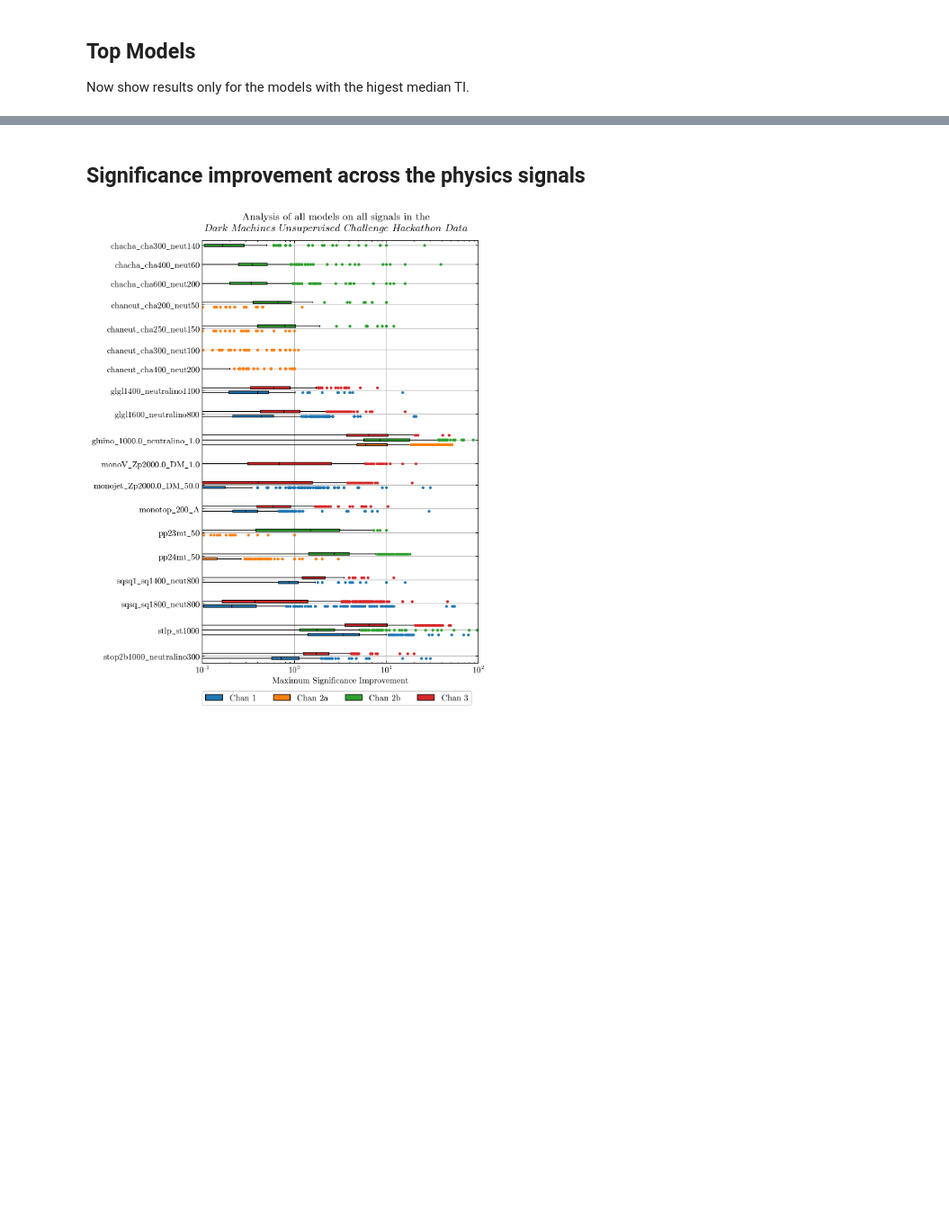
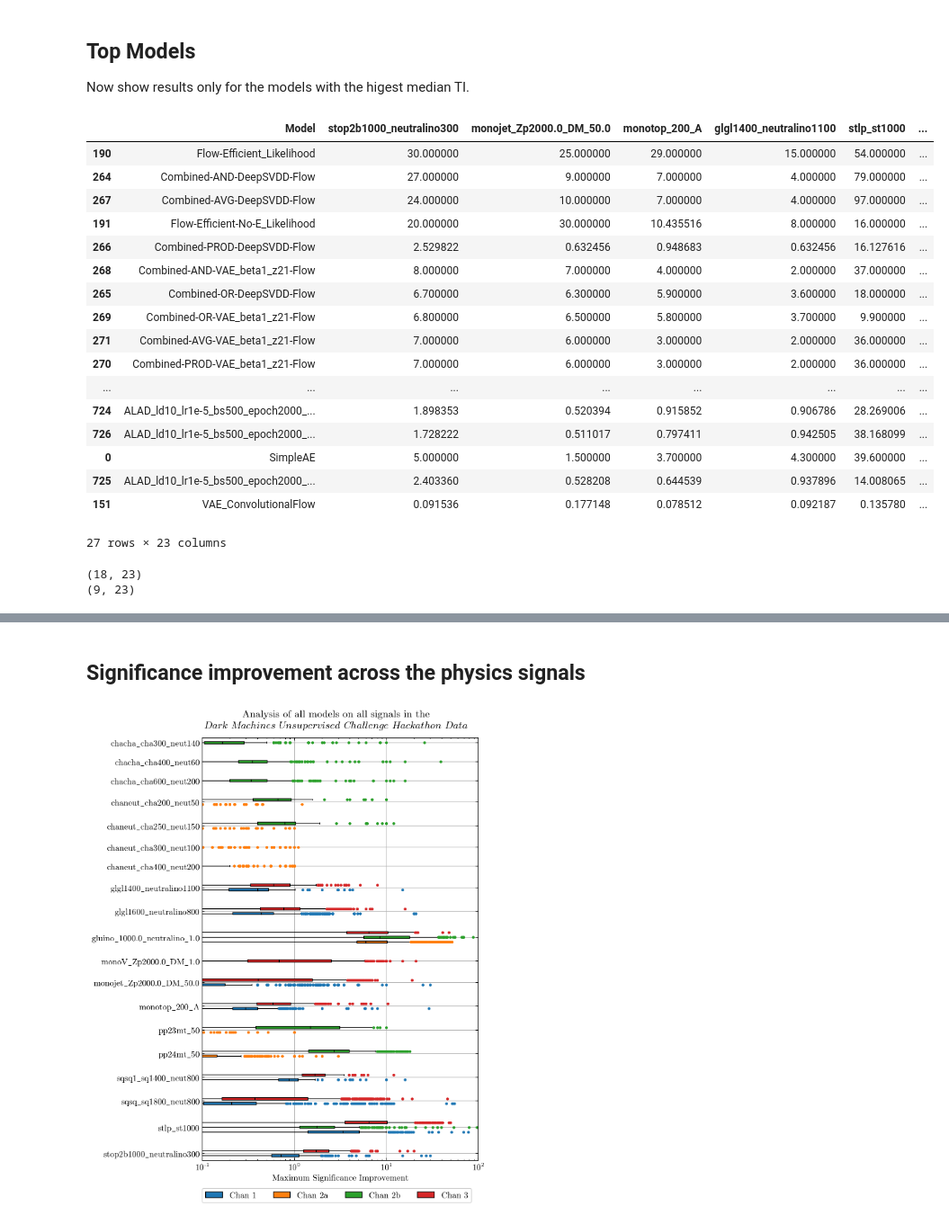
Before and after one commit to bostdiek/DarkMachines-UnsupervisedChallenge, a Jupyter notebook: notebooks/04-SignificanceImprovement.ipynb, the cells around one changed output, grey strips where cells are left out. Shown at 90% size. Drawn from its saved outputs; the diff is of its cells as text; code cells hidden in the pictures; blank space fills up the shorter version.

```diff
--- a/notebooks/04-SignificanceImprovement.ipynb
+++ b/notebooks/04-SignificanceImprovement.ipynb
@@ -445,0 +539,38 @@ top_medians = SI_DF.sort_values(by='MedianTotalImprovement', ascending=False).il
+# %%
+top_medians = SI_DF[SI_DF['MedianTotalImprovement'] > 2]
+# %%
+alad_models_500 = SI_DF[[(('bs500_' in x) and ('ld10' in x)) for x in SI_DF['Model']]]['Model']
+# %%
+alad_models_5000 = SI_DF[[(('bs5000_' in x) and ('ld10' in x)) for x in SI_DF['Model']]]['Model']
+# %%
+top_medians = top_medians.append(SI_DF[SI_DF['Model'] == 'SimpleAE'])
+top_medians = top_medians.append(SI_DF[SI_DF['Model'] == 'KDE_PCA_D=9'])
+top_medians = top_medians.append(SI_DF[SI_DF['Model'] == 'VAE_ConvolutionalFlow'])
+for m in alad_models_500:
+    if m not in list(top_medians['Model']):
+        top_medians = top_medians.append(SI_DF[SI_DF['Model'] == m])
+for m in alad_models_5000:
+    if m not in list(top_medians['Model']):
+        top_medians = top_medians.append(SI_DF[SI_DF['Model'] == m])
+top_medians = top_medians.sort_values(by='MedianTotalImprovement', ascending=False)
+# %%
+top_medians
+# %% [output]
+|  | Model | stop2b1000_neutralino300 | monojet_Zp2000.0_DM_50.0 | monotop_200_A | glgl1400_neutralino1100 | stlp_st1000 | ... |
+| 190 | Flow-Efficient_Likelihood | 30.000000 | 25.000000 | 29.000000 | 15.000000 | 54.000000 | ... |
+| 264 | Combined-AND-DeepSVDD-Flow | 27.000000 | 9.000000 | 7.000000 | 4.000000 | 79.000000 | ... |
+| 267 | Combined-AVG-DeepSVDD-Flow | 24.000000 | 10.000000 | 7.000000 | 4.000000 | 97.000000 | ... |
+| 191 | Flow-Efficient-No-E_Likelihood | 20.000000 | 30.000000 | 10.435516 | 8.000000 | 16.000000 | ... |
+| 266 | Combined-PROD-DeepSVDD-Flow | 2.529822 | 0.632456 | 0.948683 | 0.632456 | 16.127616 | ... |
+| 268 | Combined-AND-VAE_beta1_z21-Flow | 8.000000 | 7.000000 | 4.000000 | 2.000000 | 37.000000 | ... |
+| 265 | Combined-OR-DeepSVDD-Flow | 6.700000 | 6.300000 | 5.900000 | 3.600000 | 18.000000 | ... |
+| 269 | Combined-OR-VAE_beta1_z21-Flow | 6.800000 | 6.500000 | 5.800000 | 3.700000 | 9.900000 | ... |
+| 271 | Combined-AVG-VAE_beta1_z21-Flow | 7.000000 | 6.000000 | 3.000000 | 2.000000 | 36.000000 | ... |
+| 270 | Combined-PROD-VAE_beta1_z21-Flow | 7.000000 | 6.000000 | 3.000000 | 2.000000 | 36.000000 | ... |
+| ... | ... | ... | ... | ... | ... | ... | ... |
+| 724 | ALAD_ld10_lr1e-5_bs500_epoch2000_... | 1.898353 | 0.520394 | 0.915852 | 0.906786 | 28.269006 | ... |
+| 726 | ALAD_ld10_lr1e-5_bs500_epoch2000_... | 1.728222 | 0.511017 | 0.797411 | 0.942505 | 38.168099 | ... |
+| 0 | SimpleAE | 5.000000 | 1.500000 | 3.700000 | 4.300000 | 39.600000 | ... |
+| 725 | ALAD_ld10_lr1e-5_bs500_epoch2000_... | 2.403360 | 0.528208 | 0.644539 | 0.937896 | 14.008065 | ... |
+| 151 | VAE_ConvolutionalFlow | 0.091536 | 0.177148 | 0.078512 | 0.092187 | 0.135780 | ... |
+27 rows × 23 columns
@@ -446 +580,7 @@ top_medians = SI_DF.sort_values(by='MedianTotalImprovement', ascending=False).il
+# %%
+print(top_medians_top.shape)
+print(top_medians_compare.shape)
+# %% [output]
+(18, 23)
+(9, 23)
 # %%
```
Also changed, not shown: parts of 21 cells of this notebook, 42 other files.
